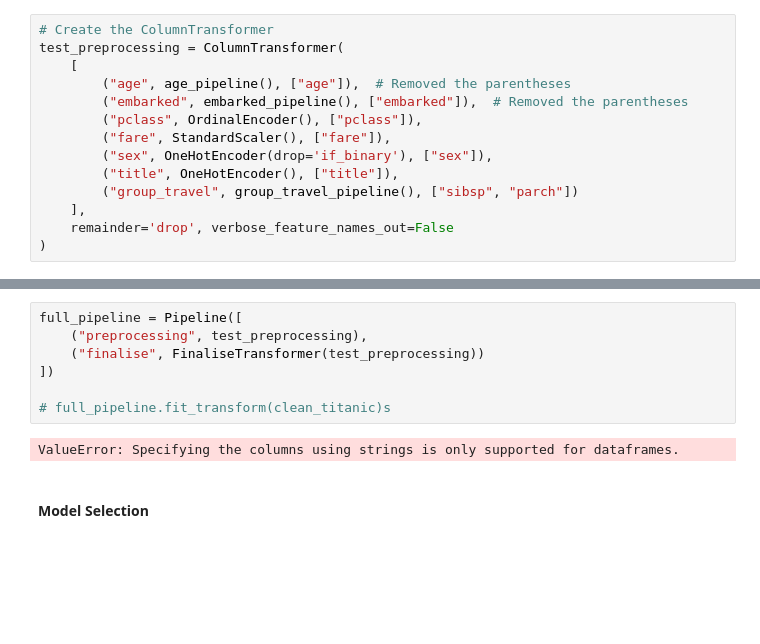
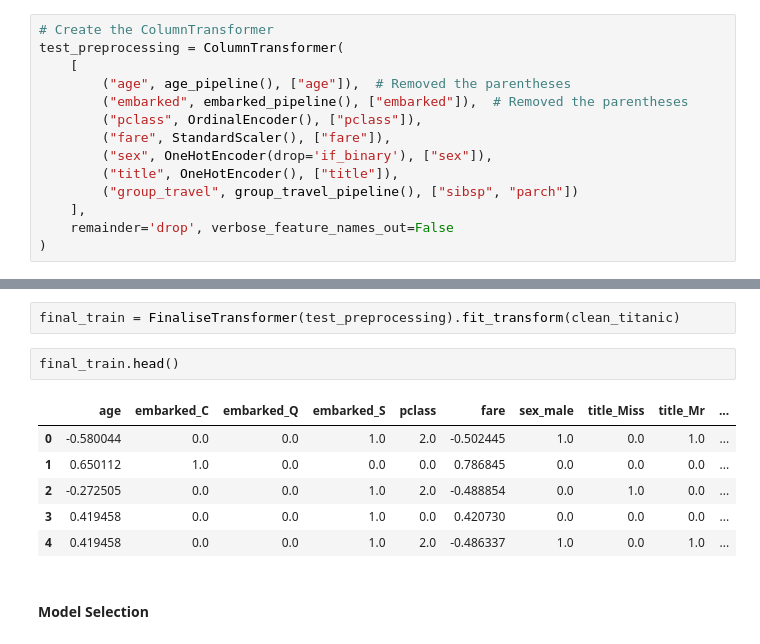
Before and after one commit to fihashim/machine-learning, a Jupyter notebook: classification-titanic.ipynb, the cells around one changed output, grey strips where cells are left out. Saved outputs shown, nothing was run; the diff lists cells and outputs as text; blank space fills up the shorter version.

```diff
--- a/classification-titanic.ipynb
+++ b/classification-titanic.ipynb
@@ -318,12 +316,14 @@ class FinaliseTransformer(BaseEstimator, TransformerMixin):
 # %%
-full_pipeline = Pipeline([
-    ("preprocessing", test_preprocessing),
-    ("finalise", FinaliseTransformer(test_preprocessing))
-])
-
-# full_pipeline.fit_transform(clean_titanic)s
+final_train = FinaliseTransformer(test_preprocessing).fit_transform(clean_titanic)
-# %% [output]
-ValueError: Specifying the columns using strings is only supported for dataframes.
+# %%
+final_train.head()
+# %% [output]
+|  | age | embarked_C | embarked_Q | embarked_S | pclass | fare | sex_male | title_Miss | title_Mr | ... |
+| 0 | -0.580044 | 0.0 | 0.0 | 1.0 | 2.0 | -0.502445 | 1.0 | 0.0 | 1.0 | ... |
+| 1 | 0.650112 | 1.0 | 0.0 | 0.0 | 0.0 | 0.786845 | 0.0 | 0.0 | 0.0 | ... |
+| 2 | -0.272505 | 0.0 | 0.0 | 1.0 | 2.0 | -0.488854 | 0.0 | 1.0 | 0.0 | ... |
+| 3 | 0.419458 | 0.0 | 0.0 | 1.0 | 0.0 | 0.420730 | 0.0 | 0.0 | 0.0 | ... |
+| 4 | 0.419458 | 0.0 | 0.0 | 1.0 | 2.0 | -0.486337 | 1.0 | 0.0 | 1.0 | ... |
 # %% [markdown]
 #### Model Selection
 # %% [markdown]
```
Also changed, not shown: parts of 8 cells of this notebook.
